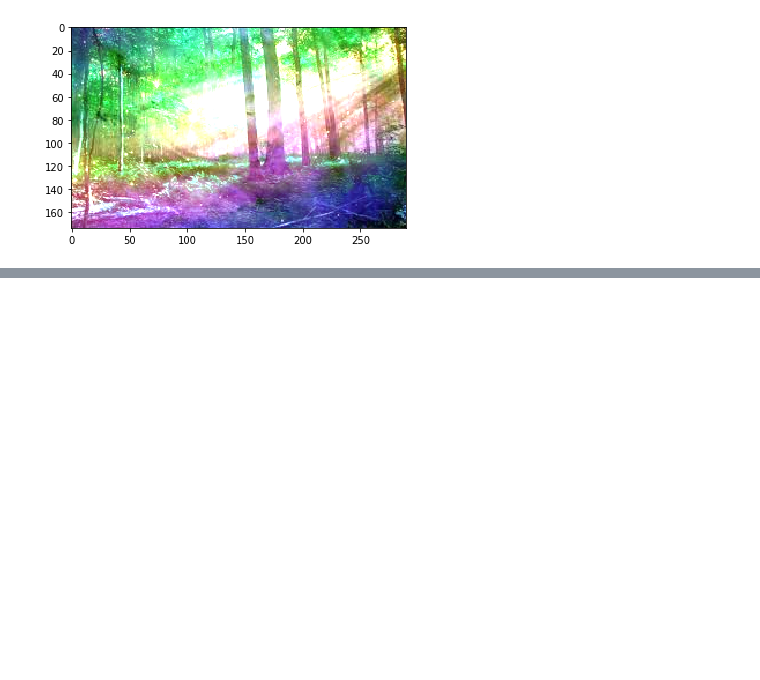
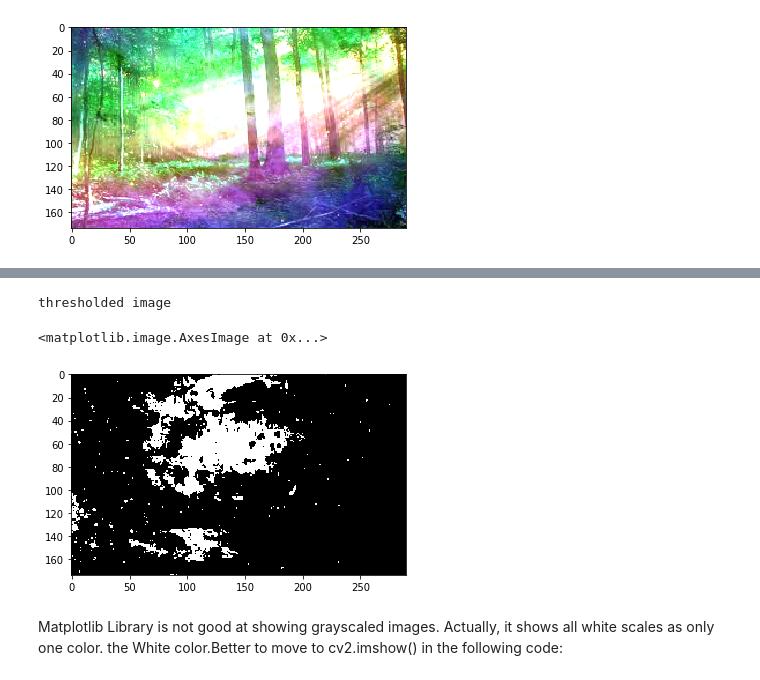
Before and after one commit to MagedSaeed/age_gender_recognition, a Jupyter notebook: preparing/Maged/Image Operations.ipynb, the cells around one changed output, grey strips where cells are left out. Cells and saved outputs as stored; diff of their text form; code cells hidden in the pictures; blank space fills up the shorter version.

```diff
--- a/preparing/Maged/Image Operations.ipynb
+++ b/preparing/Maged/Image Operations.ipynb
@@ -176,0 +223,9 @@ Also, not a good combination. But what really happens?? Okay, this image is also
+# %%
+print('thresholded image')
+plt.imshow(threshold1, cmap='gray')
+# %% [output]
+thresholded image
+<matplotlib.image.AxesImage at 0x...>
+[figure, added]
+# %% [markdown]
+Matplotlib Library is not good at showing grayscaled images. Actually, it shows all white scales as only one color. the White color.Better to move to cv2.imshow() in the following code:
```
Also changed, not shown: parts of 27 cells of this notebook, 1 other file.
